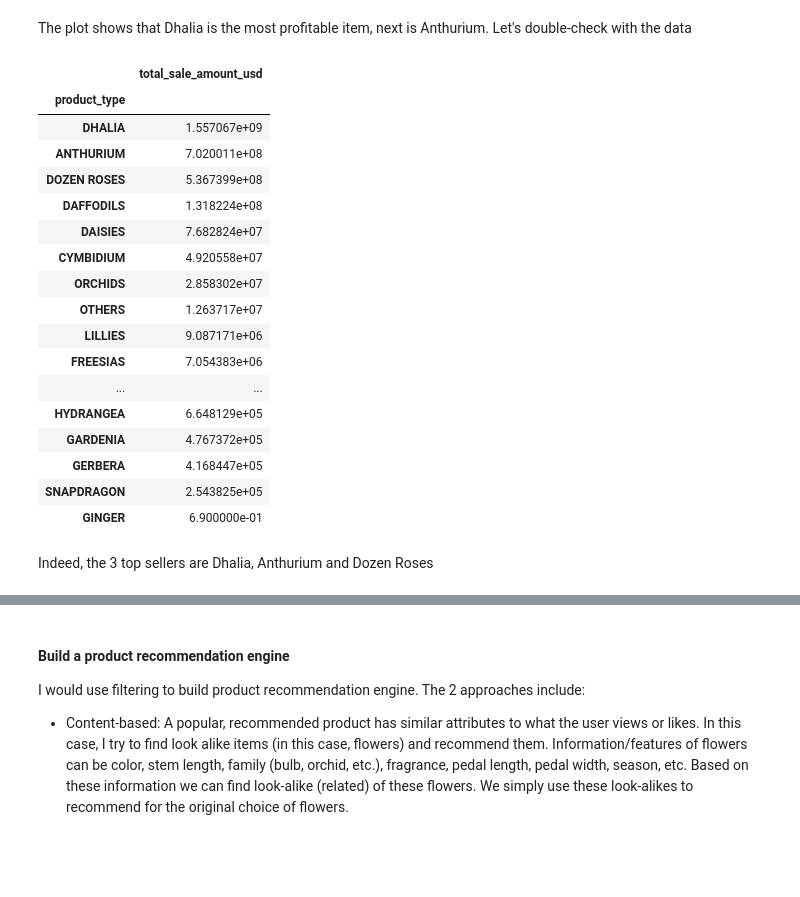
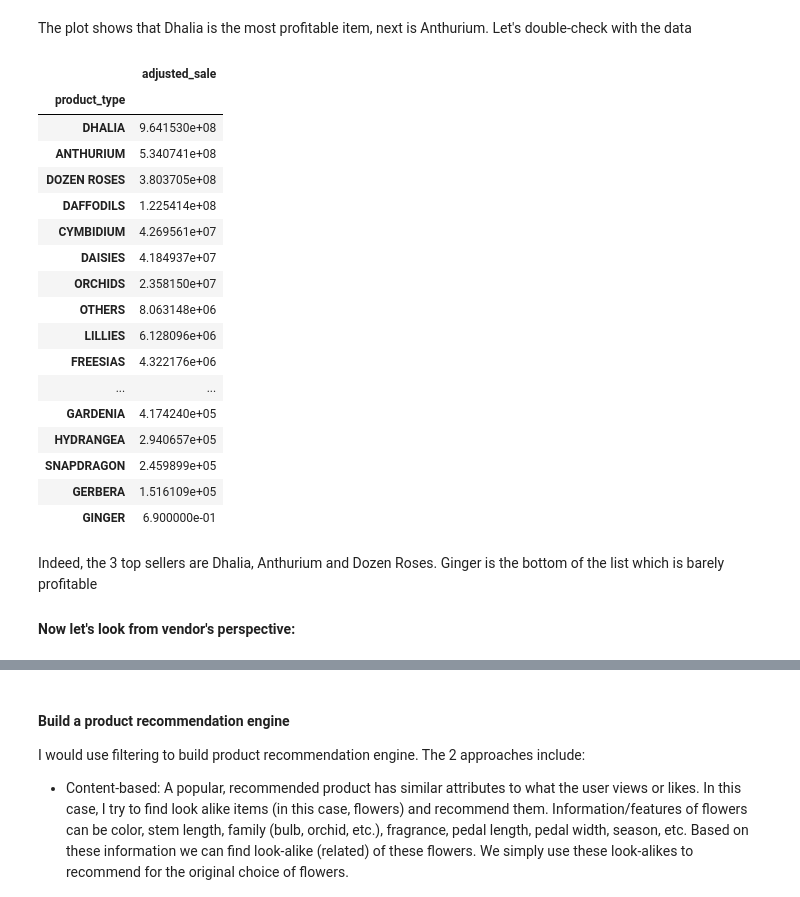
Before and after one commit to thongnbui/python_project, a Jupyter notebook: Retina_ai.ipynb, the cells around one changed output, grey strips where cells are left out. Saved outputs shown, nothing was run; the diff lists cells and outputs as text; code cells hidden in the pictures; blank space fills up the shorter version.

Commit message:
Add vendor and customer analysis

```diff
--- a/Retina_ai.ipynb
+++ b/Retina_ai.ipynb
@@ -372,25 +372,27 @@ The plot shows that Dhalia is the most profitable item, next is Anthurium. Let's
 # %%
 # total sales of products, sor
 import numpy as np
-df.groupby('product_type').agg({'total_sale_amount_usd':np.sum}).sort_values('total_sale_amount_usd', ascending=False)
+df.groupby('product_type').agg({'adjusted_sale':np.sum}).sort_values('adjusted_sale', ascending=False)
 # %% [output]
-|  | total_sale_amount_usd |
+|  | adjusted_sale |
 | product_type |  |
-| DHALIA | 1.557067e+09 |
-| ANTHURIUM | 7.020011e+08 |
-| DOZEN ROSES | 5.367399e+08 |
-| DAFFODILS | 1.318224e+08 |
-| DAISIES | 7.682824e+07 |
-| CYMBIDIUM | 4.920558e+07 |
-| ORCHIDS | 2.858302e+07 |
-| OTHERS | 1.263717e+07 |
-| LILLIES | 9.087171e+06 |
-| FREESIAS | 7.054383e+06 |
+| DHALIA | 9.641530e+08 |
+| ANTHURIUM | 5.340741e+08 |
+| DOZEN ROSES | 3.803705e+08 |
+| DAFFODILS | 1.225414e+08 |
+| CYMBIDIUM | 4.269561e+07 |
+| DAISIES | 4.184937e+07 |
+| ORCHIDS | 2.358150e+07 |
+| OTHERS | 8.063148e+06 |
+| LILLIES | 6.128096e+06 |
+| FREESIAS | 4.322176e+06 |
 | ... | ... |
-| HYDRANGEA | 6.648129e+05 |
-| GARDENIA | 4.767372e+05 |
-| GERBERA | 4.168447e+05 |
-| SNAPDRAGON | 2.543825e+05 |
+| GARDENIA | 4.174240e+05 |
+| HYDRANGEA | 2.940657e+05 |
+| SNAPDRAGON | 2.459899e+05 |
+| GERBERA | 1.516109e+05 |
 | GINGER | 6.900000e-01 |
 # %% [markdown]
-Indeed, the 3 top sellers are Dhalia, Anthurium and Dozen Roses
+Indeed, the 3 top sellers are Dhalia, Anthurium and Dozen Roses. Ginger is the bottom of the list which is barely profitable
+
+#### Now let's look from vendor's perspective:
```
Also changed, not shown: parts of 3 cells of this notebook.
